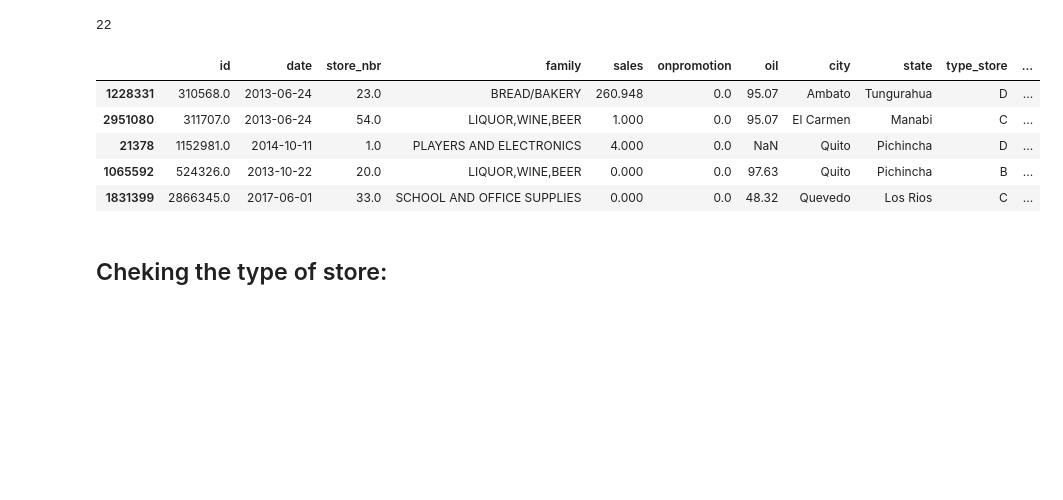
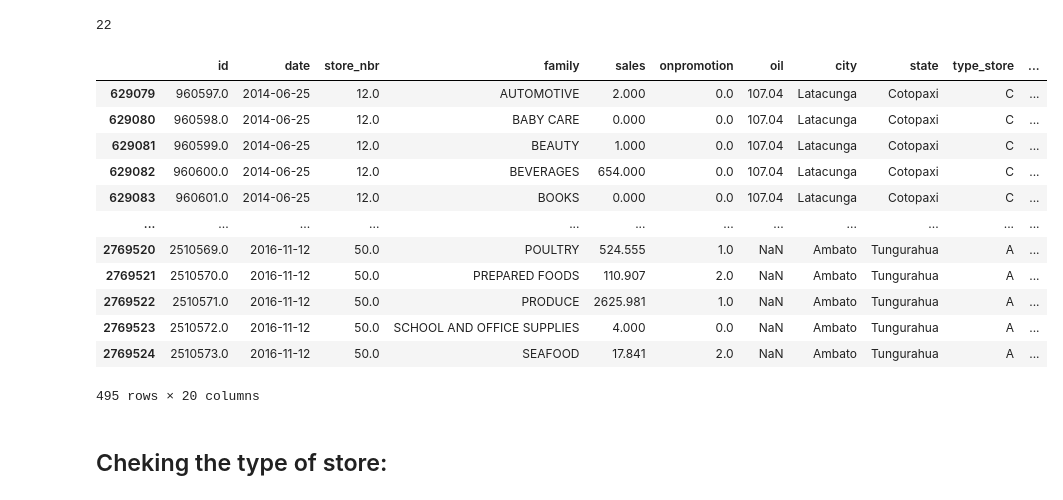
Before and after one commit to arielxinsu/Erdos_Grocery_Sales, a Jupyter notebook: price-forecast.ipynb, the cells around one changed output. Drawn from its saved outputs; the diff is of its cells as text; code cells hidden in the pictures; blank space fills up the shorter version.

```diff
--- a/price-forecast.ipynb
+++ b/price-forecast.ipynb
@@ -230,15 +230,22 @@ combined['hol_Reg'] = combined.apply(lambda row: holiday_reg_map.get((row['date'
 combined.loc[combined['type_hol'].isna(), 'type_hol'] = combined.loc[combined['type_hol'].isna()].apply(lambda row: holiday_reg_type_map.get((row['date'], row['state'])), axis=1)
 # %%
 combined[['hol_Nat','hol_Reg','hol_Loc']]=combined[['hol_Nat','hol_Reg','hol_Loc']].fillna(0)
-# %%
-combined.sample(5)
-# %% [output]
-|  | id | date | store_nbr | family | sales | onpromotion | oil | city | state | type_store | ... |
-| 1228331 | 310568.0 | 2013-06-24 | 23.0 | BREAD/BAKERY | 260.948 | 0.0 | 95.07 | Ambato | Tungurahua | D | ... |
-| 2951080 | 311707.0 | 2013-06-24 | 54.0 | LIQUOR,WINE,BEER | 1.000 | 0.0 | 95.07 | El Carmen | Manabi | C | ... |
-| 21378 | 1152981.0 | 2014-10-11 | 1.0 | PLAYERS AND ELECTRONICS | 4.000 | 0.0 | NaN | Quito | Pichincha | D | ... |
-| 1065592 | 524326.0 | 2013-10-22 | 20.0 | LIQUOR,WINE,BEER | 0.000 | 0.0 | 97.63 | Quito | Pichincha | B | ... |
-| 1831399 | 2866345.0 | 2017-06-01 | 33.0 | SCHOOL AND OFFICE SUPPLIES | 0.000 | 0.0 | 48.32 | Quevedo | Los Rios | C | ... |
+# %%
+combined[combined['hol_Nat']+combined['hol_Reg']+combined['hol_Loc']>1]
+# %% [output]
+|  | id | date | store_nbr | family | sales | onpromotion | oil | city | state | type_store | ... |
+| 629079 | 960597.0 | 2014-06-25 | 12.0 | AUTOMOTIVE | 2.000 | 0.0 | 107.04 | Latacunga | Cotopaxi | C | ... |
+| 629080 | 960598.0 | 2014-06-25 | 12.0 | BABY CARE | 0.000 | 0.0 | 107.04 | Latacunga | Cotopaxi | C | ... |
+| 629081 | 960599.0 | 2014-06-25 | 12.0 | BEAUTY | 1.000 | 0.0 | 107.04 | Latacunga | Cotopaxi | C | ... |
+| 629082 | 960600.0 | 2014-06-25 | 12.0 | BEVERAGES | 654.000 | 0.0 | 107.04 | Latacunga | Cotopaxi | C | ... |
+| 629083 | 960601.0 | 2014-06-25 | 12.0 | BOOKS | 0.000 | 0.0 | 107.04 | Latacunga | Cotopaxi | C | ... |
+| ... | ... | ... | ... | ... | ... | ... | ... | ... | ... | ... | ... |
+| 2769520 | 2510569.0 | 2016-11-12 | 50.0 | POULTRY | 524.555 | 1.0 | NaN | Ambato | Tungurahua | A | ... |
+| 2769521 | 2510570.0 | 2016-11-12 | 50.0 | PREPARED FOODS | 110.907 | 2.0 | NaN | Ambato | Tungurahua | A | ... |
+| 2769522 | 2510571.0 | 2016-11-12 | 50.0 | PRODUCE | 2625.981 | 1.0 | NaN | Ambato | Tungurahua | A | ... |
+| 2769523 | 2510572.0 | 2016-11-12 | 50.0 | SCHOOL AND OFFICE SUPPLIES | 4.000 | 0.0 | NaN | Ambato | Tungurahua | A | ... |
+| 2769524 | 2510573.0 | 2016-11-12 | 50.0 | SEAFOOD | 17.841 | 2.0 | NaN | Ambato | Tungurahua | A | ... |
+495 rows × 20 columns
 # %%
  combined.to_csv('/kaggle/working/combined.csv', index=False)  # Save without the index column
 # %% [markdown]
```
